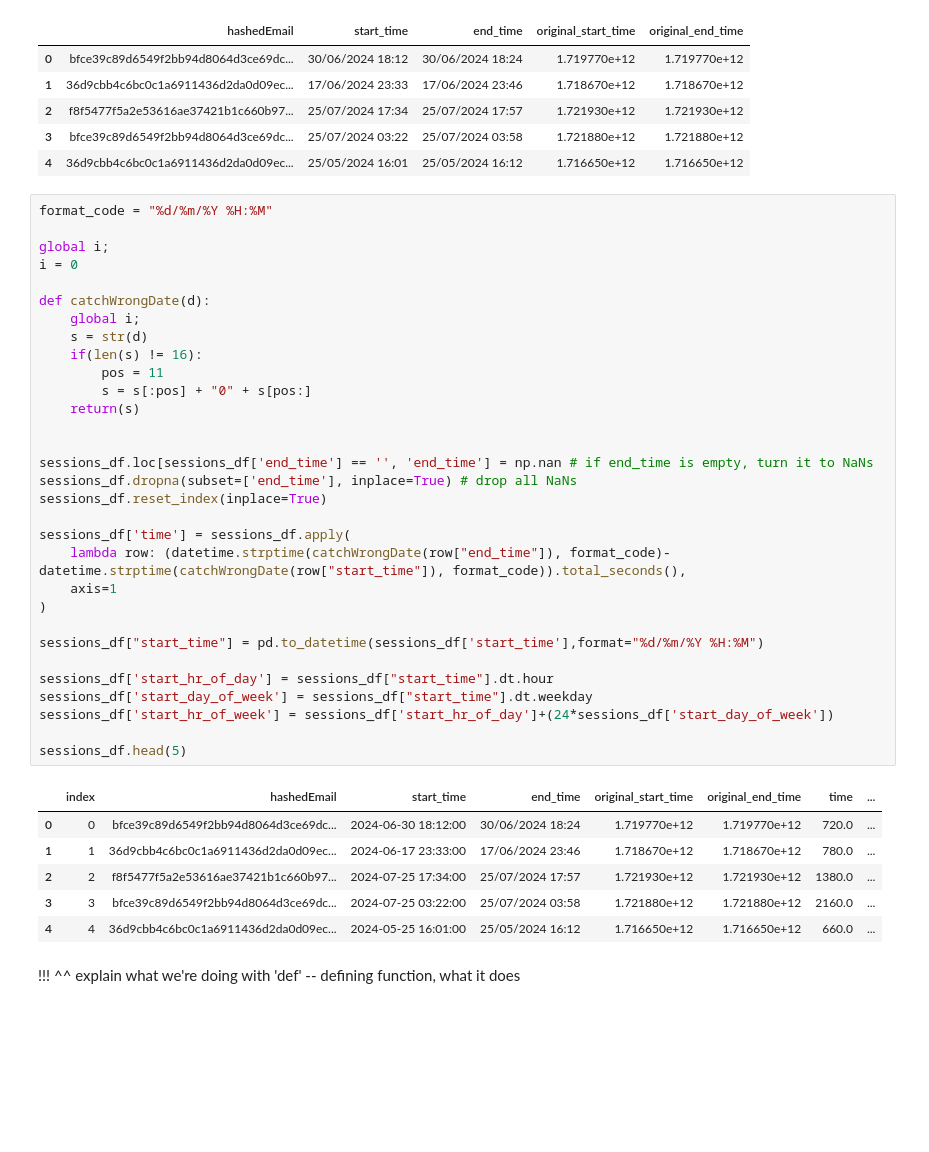
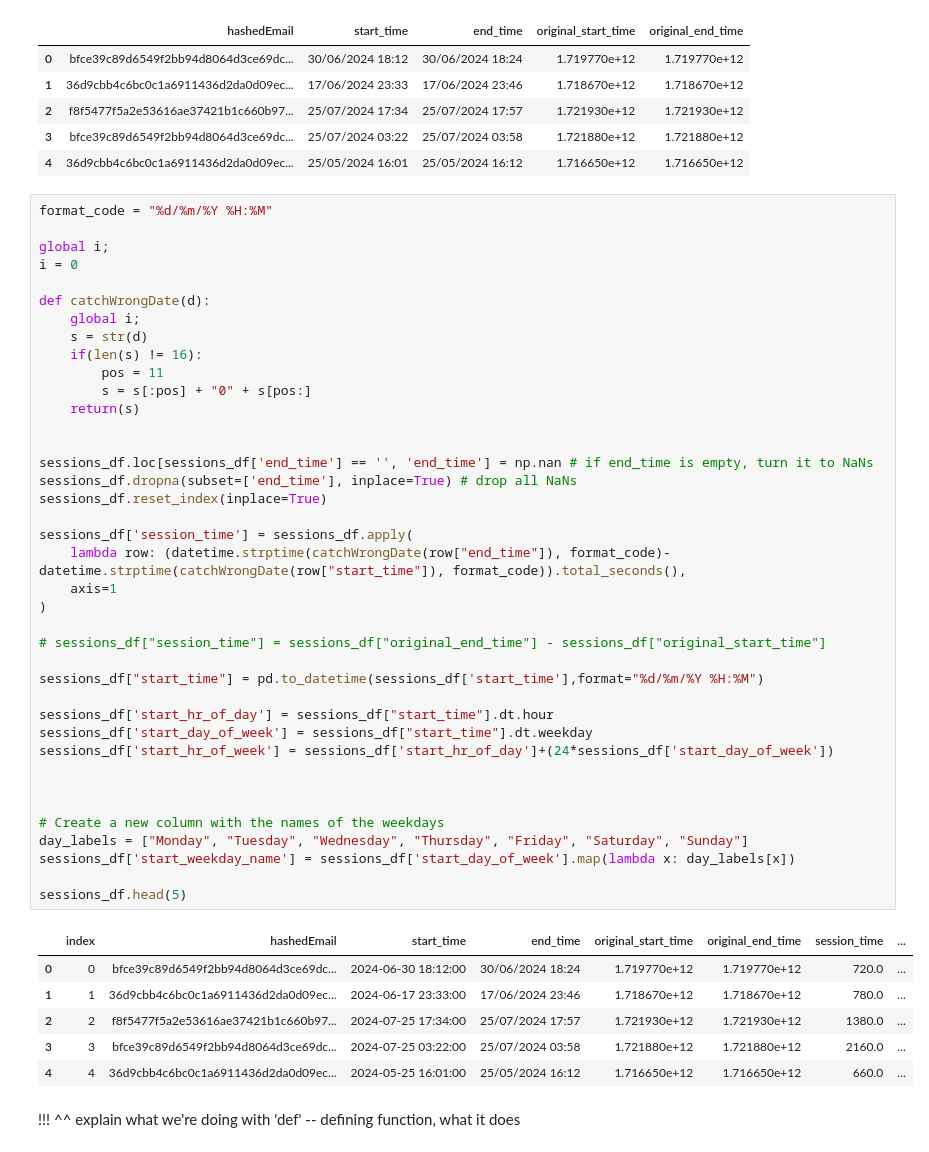
Before and after one commit to aaronbpham/dsci-100-2025w1-group-18, a Jupyter notebook: main.ipynb, the cells around one changed output. Saved outputs shown, nothing was run; the diff lists cells and outputs as text; blank space fills up the shorter version.

```diff
--- a/main.ipynb
+++ b/main.ipynb
@@ -102,35 +102,43 @@ sessions_df.head(5)
 format_code = "%d/%m/%Y %H:%M"
 
 global i;
 i = 0
 
 def catchWrongDate(d):
     global i;
     s = str(d)
     if(len(s) != 16):
         pos = 11
         s = s[:pos] + "0" + s[pos:]
     return(s)
 
 
 sessions_df.loc[sessions_df['end_time'] == '', 'end_time'] = np.nan # if end_time is empty, turn it to NaNs
 sessions_df.dropna(subset=['end_time'], inplace=True) # drop all NaNs
 sessions_df.reset_index(inplace=True)
 
-sessions_df['time'] = sessions_df.apply(
+sessions_df['session_time'] = sessions_df.apply(
     lambda row: (datetime.strptime(catchWrongDate(row["end_time"]), format_code)-datetime.strptime(catchWrongDate(row["start_time"]), format_code)).total_seconds(),
     axis=1
 )
+
+# sessions_df["session_time"] = sessions_df["original_end_time"] - sessions_df["original_start_time"]
 
 sessions_df["start_time"] = pd.to_datetime(sessions_df['start_time'],format="%d/%m/%Y %H:%M")
 
 sessions_df['start_hr_of_day'] = sessions_df["start_time"].dt.hour
 sessions_df['start_day_of_week'] = sessions_df["start_time"].dt.weekday
 sessions_df['start_hr_of_week'] = sessions_df['start_hr_of_day']+(24*sessions_df['start_day_of_week'])
 
+
+
+# Create a new column with the names of the weekdays
+day_labels = ["Monday", "Tuesday", "Wednesday", "Thursday", "Friday", "Saturday", "Sunday"]
+sessions_df['start_weekday_name'] = sessions_df['start_day_of_week'].map(lambda x: day_labels[x])
+
 sessions_df.head(5)
 # %% [output]
-|  | index | hashedEmail | start_time | end_time | original_start_time | original_end_time | time | ... |
+|  | index | hashedEmail | start_time | end_time | original_start_time | original_end_time | session_time | ... |
 | 0 | 0 | bfce39c89d6549f2bb94d8064d3ce69dc... | 2024-06-30 18:12:00 | 30/06/2024 18:24 | 1.719770e+12 | 1.719770e+12 | 720.0 | ... |
 | 1 | 1 | 36d9cbb4c6bc0c1a6911436d2da0d09ec... | 2024-06-17 23:33:00 | 17/06/2024 23:46 | 1.718670e+12 | 1.718670e+12 | 780.0 | ... |
 | 2 | 2 | f8f5477f5a2e53616ae37421b1c660b97... | 2024-07-25 17:34:00 | 25/07/2024 17:57 | 1.721930e+12 | 1.721930e+12 | 1380.0 | ... |
```
Also changed, not shown: parts of 10 cells of this notebook.
